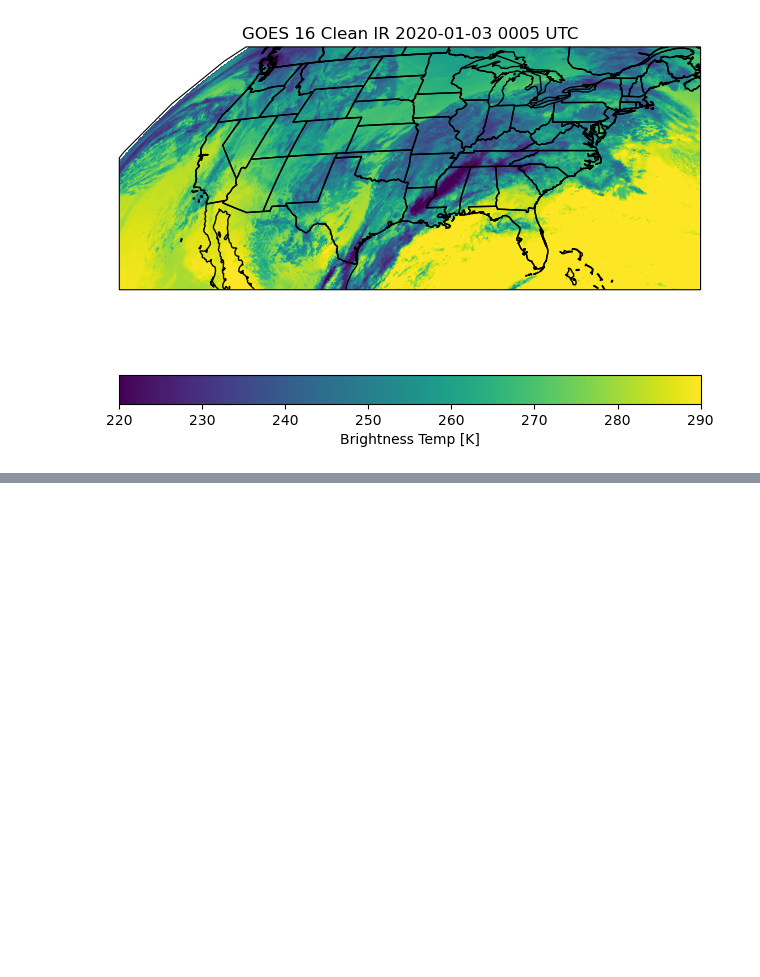
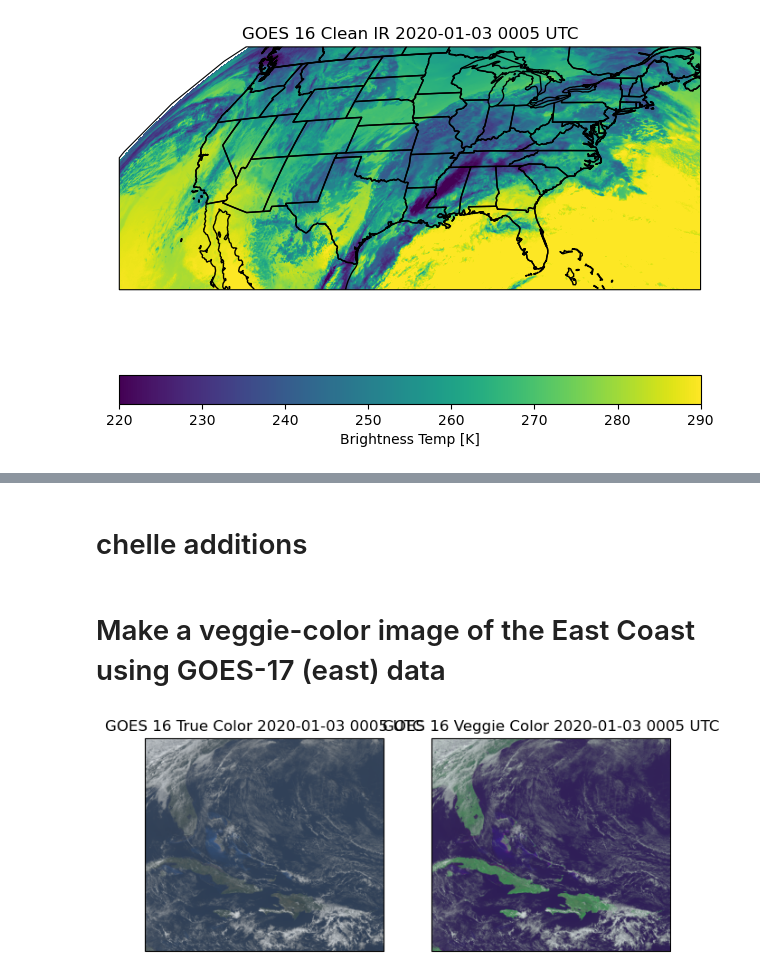
Before and after one commit to lsterzinger/cloud-optimized-satellite-data-tests, a Jupyter notebook: goes-16/netcdf/netcdf.ipynb, the cells around one changed output, grey strips where cells are left out. Drawn from its saved outputs; the diff is of its cells as text; code cells hidden in the pictures; blank space fills up the shorter version.

Commit message:
Added Chelle's output to netcdf notebook

```diff
--- a/goes-16/netcdf/netcdf.ipynb
+++ b/goes-16/netcdf/netcdf.ipynb
@@ -220 +223,71 @@ Wall time: 768 µs
 [interactive output not drawn]
+# %% [markdown]
+# chelle additions
+# %% [markdown]
+# Make a veggie-color image of the East Coast using GOES-17 (east) data
+# %%
+top = 35 # north lat
+left = -84 # west long
+right = -64 # east long
+bottom =  15 # south lat
+
+lats = (bottom, top)
+lons = (left, right)
+
+((x1, x2), (y1,y2)) = get_xy_from_latlon(ds, lats, lons)
+
+subset = ds.sel(x=slice(x1, x2), y=slice(y2,y1))
+subset
+
+nt = len(subset.t)
+
+#from matplotlib.animation import FuncAnimation
+
+
+dummy_channel = subset.metpy.parse_cf('CMI_C01')
+x = dummy_channel.x; y = dummy_channel.y
+
+# https://unidata.github.io/python-gallery/examples/mapping_GOES16_TrueColor.html
+# Load the three channels into appropriate R, G, and B variables
+#removed .data here, not necessary & actually a little nicer to keep metadata attached
+R = subset['CMI_C02']#.data
+G = subset['CMI_C03']#.data
+B = subset['CMI_C01']#.data
+# Apply range limits for each channel. RGB values must be between 0 and 1
+R = np.clip(R, 0, 1)
+G = np.clip(G, 0, 1)
+B = np.clip(B, 0, 1)
+# Apply a gamma correction to the image to correct ABI detector brightness
+gamma = 2.2
+R = np.power(R, 1/gamma)
+G = np.power(G, 1/gamma)
+B = np.power(B, 1/gamma)
+# Calculate the "True" Green
+G_true = 0.45 * R + 0.1 * G + 0.45 * B
+G_true = np.clip(G_true, 0, 1)  # apply limits again, just in case.
+
+Rr,Gr,G_truer,Br=R.isel(t=110),G.isel(t=110),G_true.isel(t=110),B.isel(t=110)
+
+# The RGB array with the raw veggie band
+RGB_veggie = np.dstack([Rr, Gr, Br])
+# The RGB array for the true color image
+RGB = np.dstack([Rr, G_truer, Br])
+
+#p = ax.imshow(RGB_veggie, origin='upper', extent=(x.min(), x.max(), y.min(), y.max())) #,vmin=220, vmax=290)
+fig = plt.figure(figsize=(7.5,7.5), dpi=100)
+for ifig in range(121,123):
+    ax = fig.add_subplot(ifig, projection = dummy_channel.metpy.cartopy_crs)
+    if ifig==121:
+        p = ax.imshow(RGB, origin='upper', vmin=0, vmax=1)
+        ax.set_title(f"GOES 16 True Color {ts}")
+    if ifig==122:
+        p = ax.imshow(RGB_veggie, origin='upper', vmin=0, vmax=1)
+        ax.set_title(f"GOES 16 Veggie Color {ts}")
+    ax.coastlines()
+    ax.add_feature(ccrs.cartopy.feature.BORDERS)
+    ax.add_feature(ccrs.cartopy.feature.STATES)
+    ts = pd.to_datetime(str(subset.t[0].values)).strftime("%Y-%m-%d %H%M UTC")
+
+#plt.colorbar(p, orientation='horizontal', label='Brightness Temp [K]', ax=ax)
+# %% [output]
+[figure, added]
```
Also changed, not shown: parts of 8 cells of this notebook.
